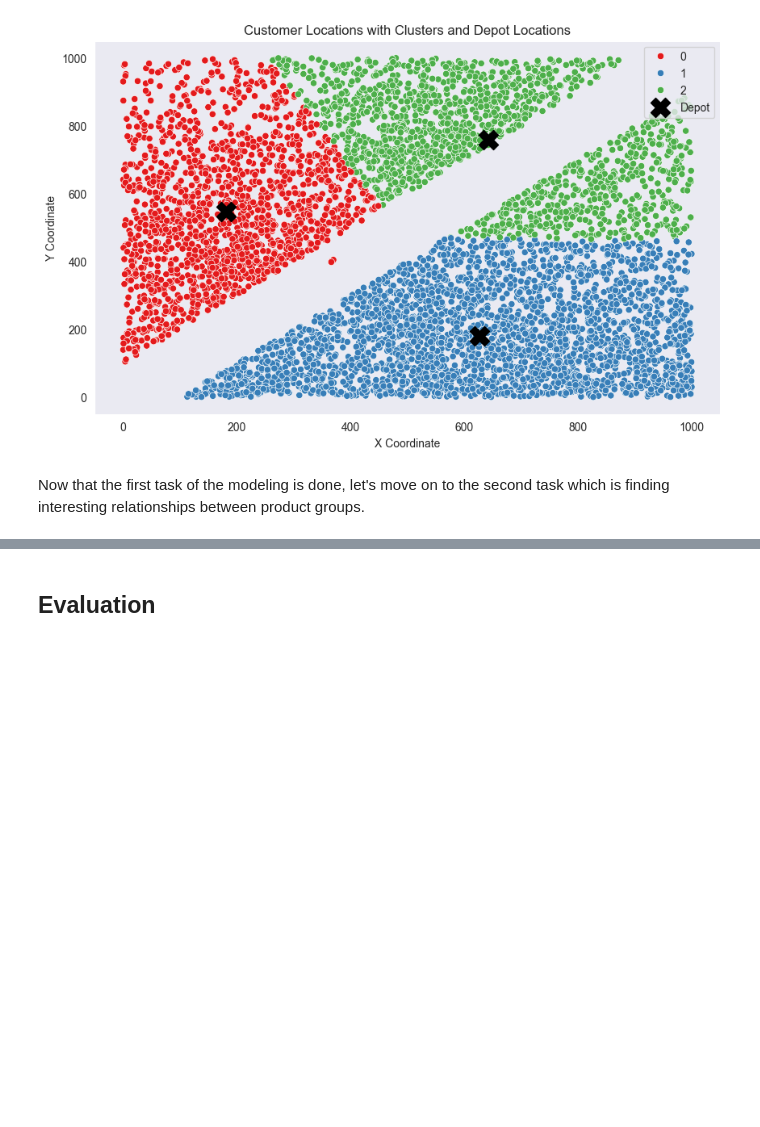
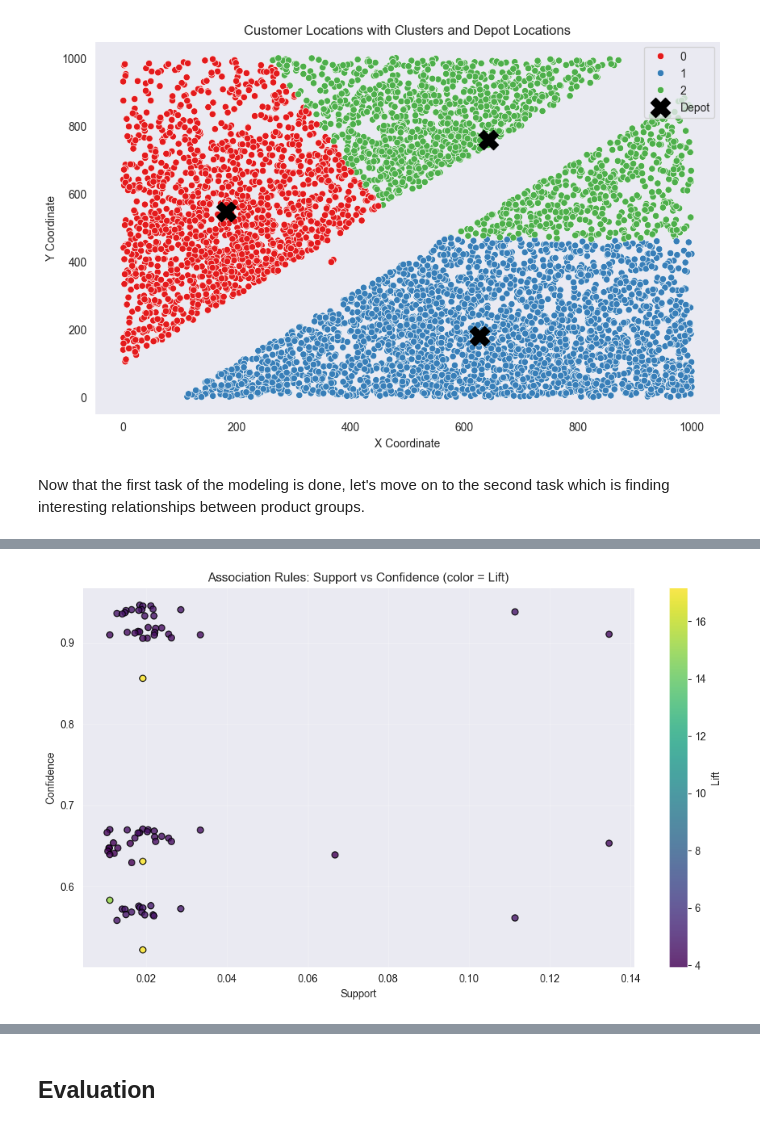
Before and after one commit to TheZink/MLL, a Jupyter notebook: Documents/ClusteringAndAssociation/clustering_daniel.ipynb, the cells around one changed output, grey strips where cells are left out. Drawn from its saved outputs; the diff is of its cells as text; code cells hidden in the pictures; blank space fills up the shorter version.

Commit message:
Association rule mining

```diff
--- a/Documents/ClusteringAndAssociation/clustering_daniel.ipynb
+++ b/Documents/ClusteringAndAssociation/clustering_daniel.ipynb
@@ -153,0 +161,85 @@ Now that the first task of the modeling is done, let's move on to the second tas
+# %%
+# association rule mining
+
+# Drop the ID and convert 0/1 to bool for Apriori
+prod_data_bool = drone_prod_groups_data.drop('ID', axis=1).astype(bool)
+
+# Apply apriori algorithm to find frequent itemsets
+frequent_itemsets = apriori(prod_data_bool, min_support=0.01, use_colnames=True)
+
+# Generate association rules from the frequent itemsets
+rules = association_rules(frequent_itemsets, metric="confidence", min_threshold=0.5)
+
+# Display the generated rules
+print(rules[['antecedents', 'consequents', 'support', 'confidence', 'lift']])#%%
+# association rule mining
+
+# Drop the ID and convert 0/1 to bool for Apriori
+prod_data_bool = drone_prod_groups_data.drop('ID', axis=1).astype(bool)
+
+# Apply apriori algorithm to find frequent itemsets
+frequent_itemsets = apriori(prod_data_bool, min_support=0.01, use_colnames=True)
+
+# Generate association rules from the frequent itemsets
+rules = association_rules(frequent_itemsets, metric="confidence", min_threshold=0.5)
+
+# Basic tidy table: sort by lift (most interesting first)
+rules_sorted = rules.sort_values(by='lift', ascending=False).reset_index(drop=True)
+
+display(
+    rules_sorted[['antecedents', 'consequents', 'support', 'confidence', 'lift']].head(15)
+)
+
+# ---- Visualization 1: scatter of rules (support vs confidence, colored by lift) ----
+plt.figure(figsize=(10, 6))
+scatter = plt.scatter(
+    rules_sorted['support'],
+    rules_sorted['confidence'],
+    c=rules_sorted['lift'],
+    cmap='viridis',
+    alpha=0.8,
+    edgecolor='k'
+)
+cbar = plt.colorbar(scatter)
+cbar.set_label('Lift')
+
+plt.title('Association Rules: Support vs Confidence (color = Lift)')
+plt.xlabel('Support')
+plt.ylabel('Confidence')
+plt.grid(alpha=0.3)
+plt.tight_layout()
+plt.show()
+
+# ---- Visualization 2: barplot of top consequents by average lift ----
+# Convert frozensets to strings for plotting
+rules_sorted['antecedents_str'] = rules_sorted['antecedents'].apply(
+    lambda x: ', '.join(sorted(list(x)))
+)
+rules_sorted['consequents_str'] = rules_sorted['consequents'].apply(
+    lambda x: ', '.join(sorted(list(x)))
+)
+
+# Compute average lift per consequent
+consequent_lift = (
+    rules_sorted
+    .groupby('consequents_str')['lift']
+    .mean()
+    .sort_values(ascending=False)
+    .head(10)  # top 10 consequents
+)
+
+plt.figure(figsize=(10, 6))
+sns.barplot(
+    x=consequent_lift.values,
+    y=consequent_lift.index,
+    hue=consequent_lift.index,  # <- added
+    dodge=False,                # <- added to keep bars aligned
+    palette='Blues_r',
+    legend=False,               # <- added to hide redundant legend
+)
+plt.title('Top 10 Consequents by Average Lift')
+plt.xlabel('Average Lift')
+plt.ylabel('Consequent Product Group(s)')
+plt.tight_layout()
+plt.show()
+# %% [output]
@@ -153,0 +279 @@ Now that the first task of the modeling is done, let's move on to the second tas
+[figure, added]
```
Also changed, not shown: parts of 5 cells of this notebook.
